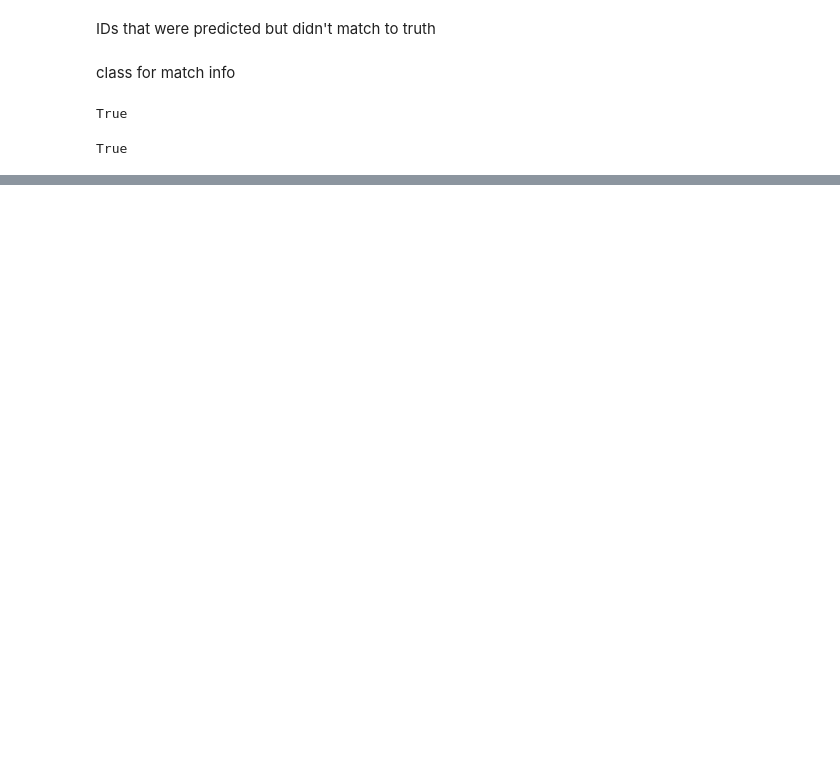
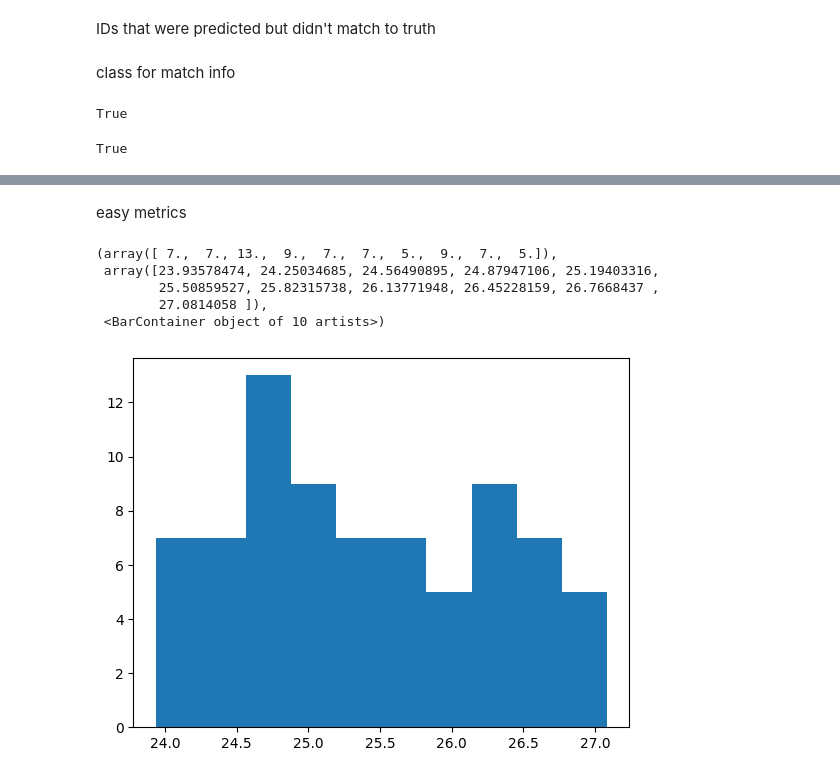
Before and after one commit to LSSTDESC/lost-and-found, a Jupyter notebook: notebooks/fof-example.ipynb, the cells around one changed output, grey strips where cells are left out. Cells and saved outputs as stored; diff of their text form; code cells hidden in the pictures; blank space fills up the shorter version.

Commit message:
simplest metrics

```diff
--- a/notebooks/fof-example.ipynb
+++ b/notebooks/fof-example.ipynb
@@ -53,8 +54,8 @@ matches
 true IDs that never found a match in the predicted catalog
 # %%
 id_lost = []
-for i, true in enumerate(matches):
-    if true == []:
+for i, true_id in enumerate(matches):
+    if true_id == []:
         id_lost.append(i)
 id_lost
 # %% [output]
@@ -82,7 +83,7 @@ flatmatch = set([x for match in matches for x in match])
 # %%
 all_pred_ids = set(range(len(pred)))
 # %%
-id_found = all_pred_ids - flatmatch
+id_found = list(all_pred_ids - flatmatch)
 # %%
 # from astropy.table import Table
 # def count_matches(match_info):
@@ -94,7 +95,7 @@ id_found = all_pred_ids - flatmatch
 class for match info
 # %%
 class match_info():
-    def __init__(self, matches, true_inds, pred_inds):
+    def __init__(self, matches, true_inds, pred_inds, ancil=None):
         assert(len(matches) == len(true_inds))
         # generalize this later
 
@@ -104,8 +105,8 @@ class match_info():
 
     def __get_lost__(self):
         id_lost = []
-        for i, true in enumerate(self.matches):
-            if true == []:
+        for i, true_id in enumerate(self.matches):
+            if true_id == []:
                 id_lost.append(i)
         return(id_lost)
 
@@ -113,7 +114,17 @@ class match_info():
         all_pred_ids = set(pred_inds)
         flatmatch = set([x for match in self.matches for x in match])
         id_found = all_pred_ids - flatmatch
-        return(id_found)
+        return(list(id_found))
+
+    def count_matches(self):
+        counts = [len(match) for match in self.matches]
+        return(counts)
+
+    # the non-image metrics here
+
+    def __str__(self):
+        # gives IQR of matches, count lost, count found
+        return('hello world')
 # %%
 test_match = match_info(matches, list(range(n)), list(range(n)))
 # %%
@@ -126,0 +158,11 @@ True
+# %% [markdown]
+easy metrics
+# %%
+plt.hist(true['mag'][test_match.lost])
+# %% [output]
+(array([ 7.,  7., 13.,  9.,  7.,  7.,  5.,  9.,  7.,  5.]),
+ array([23.93578474, 24.25034685, 24.56490895, 24.87947106, 25.19403316,
+        25.50859527, 25.82315738, 26.13771948, 26.45228159, 26.7668437 ,
+        27.0814058 ]),
+ <BarContainer object of 10 artists>)
+[figure, added]
```
Also changed, not shown: parts of 6 cells of this notebook.
